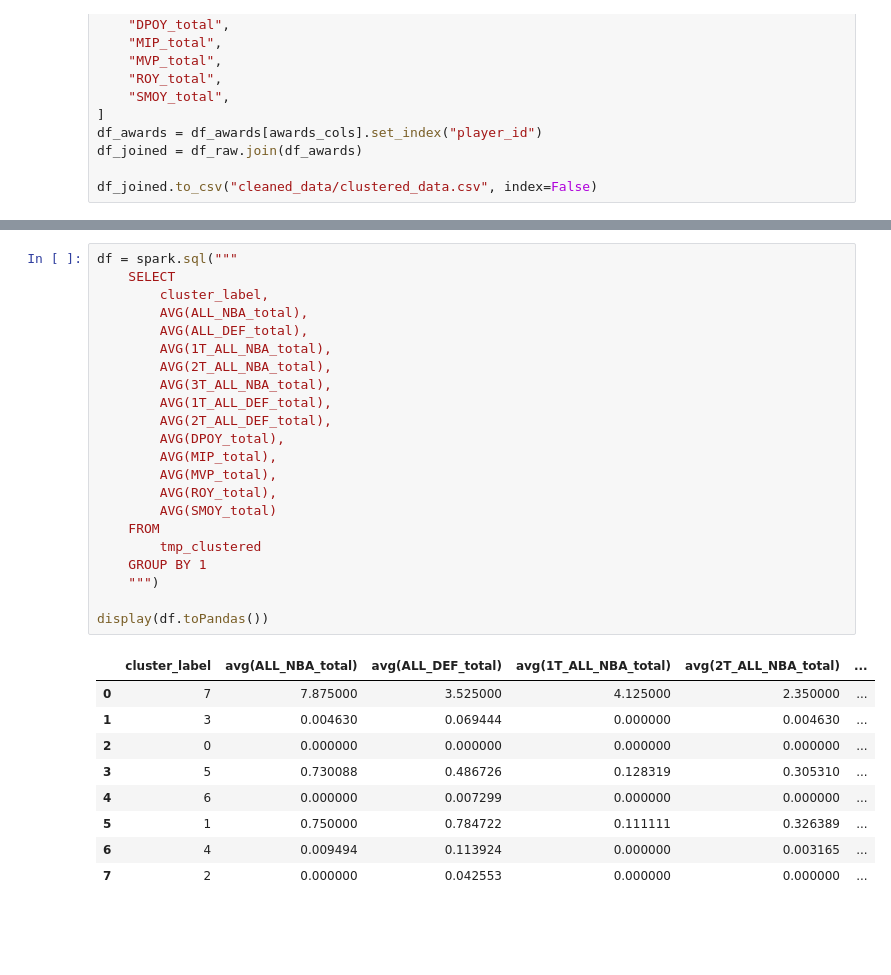
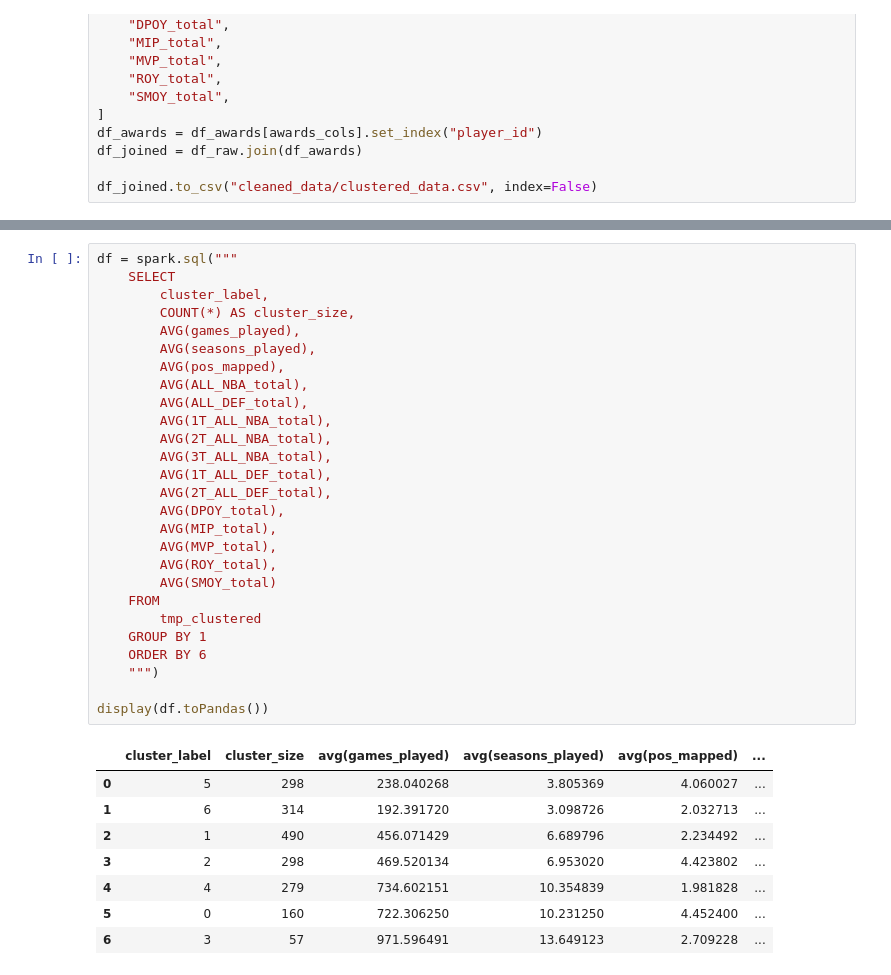
Before and after one commit to smukhi92/ISYE6740_CDA_FA23_Project, a Jupyter notebook: clustering_analysis.ipynb, the cells around one changed output, grey strips where cells are left out. Drawn from its saved outputs; the diff is of its cells as text; blank space fills up the shorter version.

```diff
--- a/clustering_analysis.ipynb
+++ b/clustering_analysis.ipynb
@@ -202,32 +200,36 @@ To adjust logging level use sc.setLogLevel(newLevel). For SparkR, use setLogLeve
 # %%
 df = spark.sql("""
     SELECT
         cluster_label,
+        COUNT(*) AS cluster_size,
+        AVG(games_played),
+        AVG(seasons_played),
+        AVG(pos_mapped),
         AVG(ALL_NBA_total),
         AVG(ALL_DEF_total),
         AVG(1T_ALL_NBA_total),
         AVG(2T_ALL_NBA_total),
         AVG(3T_ALL_NBA_total),
         AVG(1T_ALL_DEF_total),
         AVG(2T_ALL_DEF_total),
         AVG(DPOY_total),
         AVG(MIP_total),
         AVG(MVP_total),
         AVG(ROY_total),
         AVG(SMOY_total)
     FROM
         tmp_clustered
     GROUP BY 1
+    ORDER BY 6
     """)
 
 display(df.toPandas())
 # %% [output]
-|  | cluster_label | avg(ALL_NBA_total) | avg(ALL_DEF_total) | avg(1T_ALL_NBA_total) | avg(2T_ALL_NBA_total) | ... |
-| 0 | 7 | 7.875000 | 3.525000 | 4.125000 | 2.350000 | ... |
-| 1 | 3 | 0.004630 | 0.069444 | 0.000000 | 0.004630 | ... |
-| 2 | 0 | 0.000000 | 0.000000 | 0.000000 | 0.000000 | ... |
-| 3 | 5 | 0.730088 | 0.486726 | 0.128319 | 0.305310 | ... |
-| 4 | 6 | 0.000000 | 0.007299 | 0.000000 | 0.000000 | ... |
-| 5 | 1 | 0.750000 | 0.784722 | 0.111111 | 0.326389 | ... |
-| 6 | 4 | 0.009494 | 0.113924 | 0.000000 | 0.003165 | ... |
-| 7 | 2 | 0.000000 | 0.042553 | 0.000000 | 0.000000 | ... |
+|  | cluster_label | cluster_size | avg(games_played) | avg(seasons_played) | avg(pos_mapped) | ... |
+| 0 | 5 | 298 | 238.040268 | 3.805369 | 4.060027 | ... |
+| 1 | 6 | 314 | 192.391720 | 3.098726 | 2.032713 | ... |
+| 2 | 1 | 490 | 456.071429 | 6.689796 | 2.234492 | ... |
+| 3 | 2 | 298 | 469.520134 | 6.953020 | 4.423802 | ... |
+| 4 | 4 | 279 | 734.602151 | 10.354839 | 1.981828 | ... |
+| 5 | 0 | 160 | 722.306250 | 10.231250 | 4.452400 | ... |
+| 6 | 3 | 57 | 971.596491 | 13.649123 | 2.709228 | ... |
```
Also changed, not shown: parts of 7 cells of this notebook, 3 other files.
